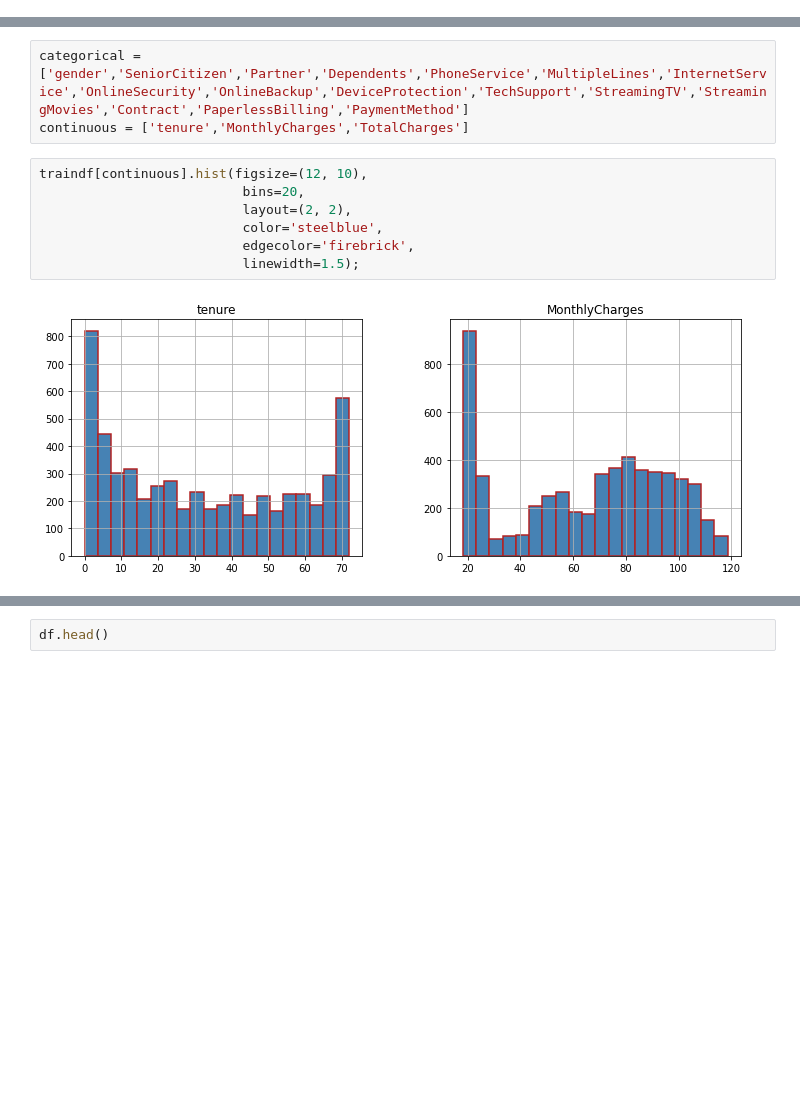
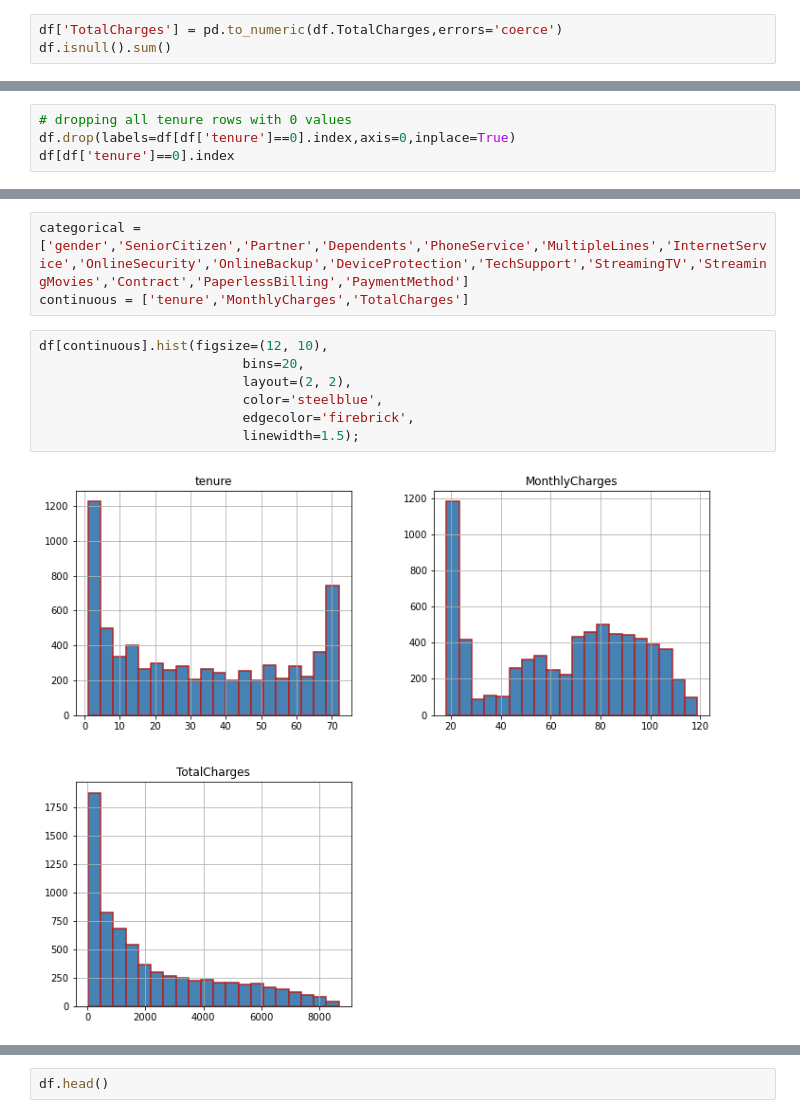
Before and after one commit to Shankar0x/CSE305_EnsembleChurnProject, a Jupyter notebook: main.ipynb, the cells around one changed output, grey strips where cells are left out. Drawn from its saved outputs; the diff is of its cells as text; blank space fills up the shorter version.

Commit message:
Deep Check on TotalCharges column

```diff
--- a/main.ipynb
+++ b/main.ipynb
@@ -89,3 +89,6 @@ MonthlyCharges      0
 TotalCharges        0
 Churn               0
 dtype: int64
+# %%
+df['TotalCharges'] = pd.to_numeric(df.TotalCharges,errors='coerce')
+df.isnull().sum()
@@ -91,0 +128,4 @@ dtype: int64
+# %%
+# dropping all tenure rows with 0 values
+df.drop(labels=df[df['tenure']==0].index,axis=0,inplace=True)
+df[df['tenure']==0].index
@@ -123,11 +177,11 @@ Splitting all the categorical and continuous variables
 categorical = ['gender','SeniorCitizen','Partner','Dependents','PhoneService','MultipleLines','InternetService','OnlineSecurity','OnlineBackup','DeviceProtection','TechSupport','StreamingTV','StreamingMovies','Contract','PaperlessBilling','PaymentMethod']
 continuous = ['tenure','MonthlyCharges','TotalCharges']
 # %%
-traindf[continuous].hist(figsize=(12, 10),
+df[continuous].hist(figsize=(12, 10),
                           bins=20,
                           layout=(2, 2),
                           color='steelblue',
                           edgecolor='firebrick',
                           linewidth=1.5);
 # %% [output]
-[figure, old version]
+[figure, new version]
```
Also changed, not shown: parts of 12 cells of this notebook.
